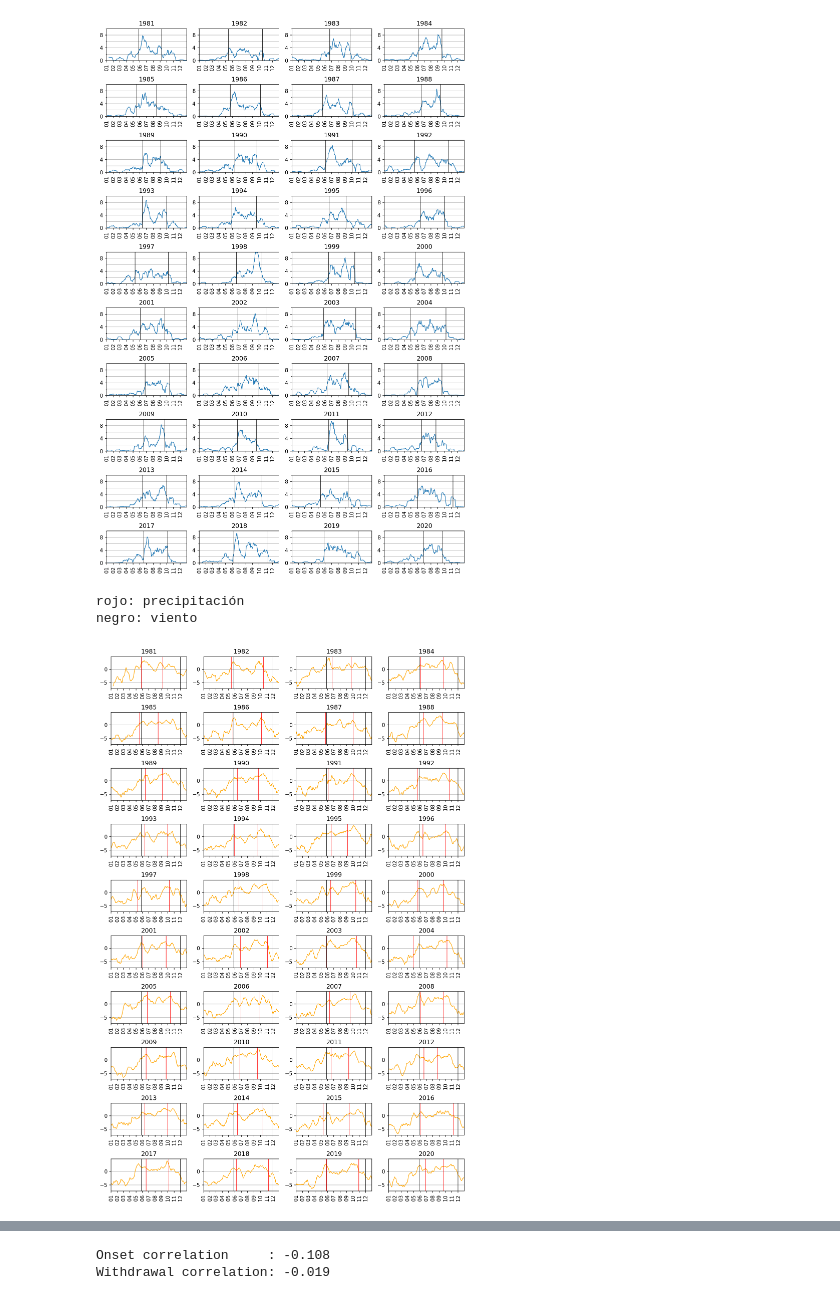
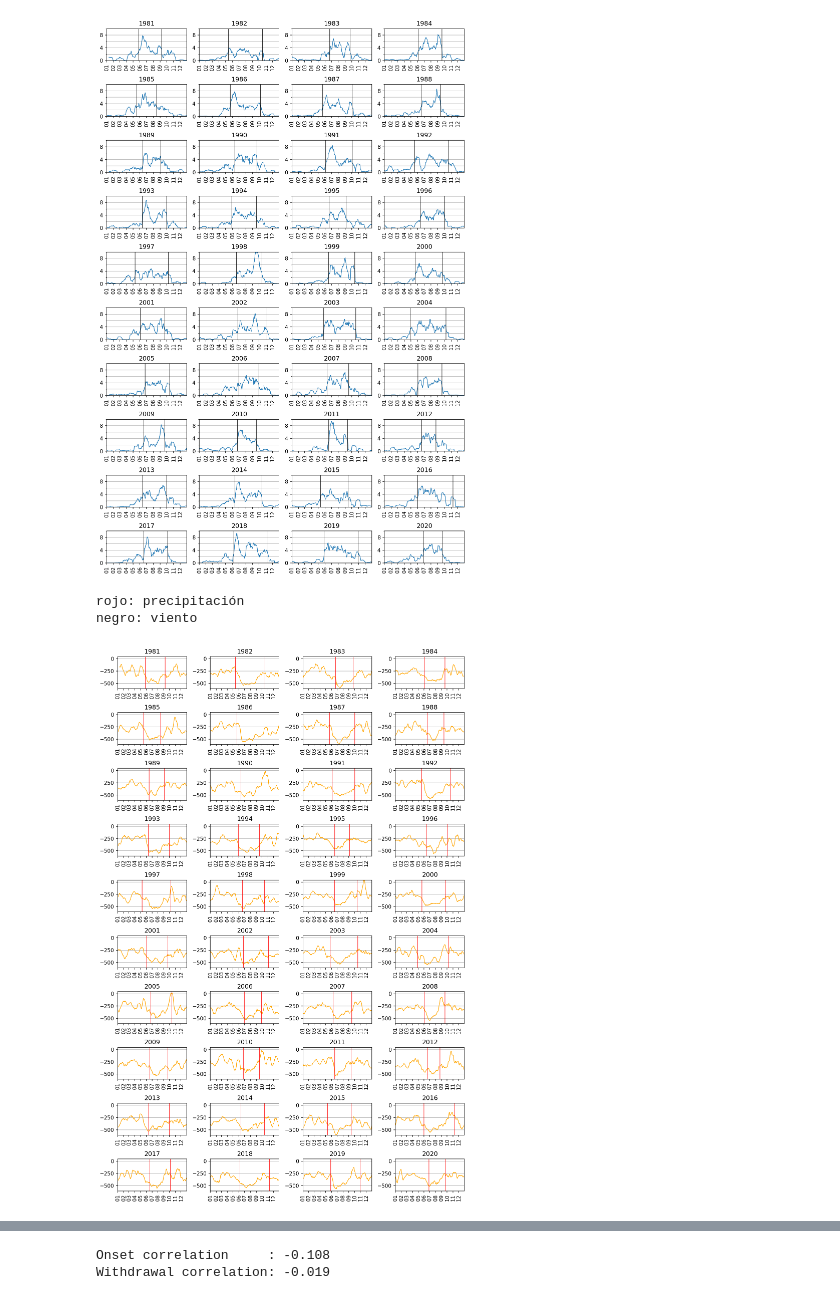
Before and after one commit to rodrigoms95/sequia, a Jupyter notebook: code/indice_pre_var.ipynb, the cells around one changed output, grey strips where cells are left out. Saved outputs shown, nothing was run; the diff lists cells and outputs as text; code cells hidden in the pictures.

```diff
--- a/code/indice_pre_var.ipynb
+++ b/code/indice_pre_var.ipynb
@@ -28,12 +28,12 @@ path_r = "../results/onset/graficas/"
 vars = [ "u", "v", "gp", "sst", "olr", "sp", #"vidmf",
     "vivfu", "vivfv" ]
 levels = [ "925", "200" ]
-zones =  (-100, 0, -90, 10)
-zones_w =  (-100, 0, -90, 10)
+zones =  (-80, 12.5, -70, 17.5)
+zones_w =  (-80, 12.5, -70, 17.5)
 anom = [".", "_anom."]
 
 # Datos a utilizar.
-v = 0
+v = 6
 n = 0
 d = 20
 a = anom[0]
@@ -52,8 +52,8 @@ if not os.path.exists(path_r):
     os.mkdir(path_r)
 
 # Información de precipitación
-df = pd.read_csv(path_d + "pre_daily_CHIRPS.csv", index_col = "time" )
-df.index = pd.to_datetime( df.index )
+df_pre = pd.read_csv(path_d + "pre_daily_CHIRPS.csv", index_col = "time" )
+df_pre.index = pd.to_datetime( df_pre.index )
 # %%
 # Cargamos la variable.
 
@@ -439,42 +439,42 @@ for i in range( len(year) ):
     #ax.plot(df_year.iloc[:, 1])
 
     # Onset y withdrawal.
-    axes[i].plot( (onset, onset), (min_v, max_v),
-        color = "k", linewidth = 0.75 )
-    axes[i].plot( (withdrawal, withdrawal), (min_v, max_v),
-        color = "k", linewidth = 0.75 )
+    #axes[i].plot( (onset, onset), (min_v, max_v),
+    #    color = "k", linewidth = 0.75 )
+    #axes[i].plot( (withdrawal, withdrawal), (min_v, max_v),
+    #    color = "k", linewidth = 0.75 )
 
     axes[i].plot( (onset_pre, onset_pre), (min_v, max_v),
         color = "r", linewidth = 0.75 )
     axes[i].plot( (withdrawal_pre, withdrawal_pre), (min_v, max_v),
         color = "r", linewidth = 0.75 )
     axes[i].set_title(year[i])
     #axes[i].set_yticks( range(min_v, 14, 4), minor = False )
     #axes[i].set_yticks( range(0, 14, 2), minor = True)
     axes[i].grid(axis = "y", which = "both")
     #axes[0].set_ylabel("Precipitación diaria [mm]")
     #axes[0].set_xlabel("Tiempo")
     axes[i].set_ylim(min_v, max_v)
     #axes[i].set_ylim(0, np.ceil(df_year.iloc[:, 0].max()) )
     axes[i].set_xlim( pd.to_datetime( str(year[i]) + "-01-01" ),
         pd.to_datetime( str(year[i]) + "-12-31") )
     # Formato de fecha.
     axes[i].xaxis.set_major_locator(mdates.MonthLocator())
     axes[i].xaxis.set_major_formatter(mdates.DateFormatter("%m"))
     axes[i].set_xticks( axes[i].get_xticks(), xtick_lab, rotation = 90 )
 
 # Separación adecuada entre gráficas.
 fig.tight_layout()
 
 # Guardamos el archivo.
 #fig.savefig( path_r + title )
 
 print("rojo: precipitación")
 print("negro: viento")
 # %% [output]
 rojo: precipitación
 negro: viento
-[figure, old version]
+[figure, new version]
 # %%
 # Comportamiento anual de la variable y fechas medias de índices.
 
```
Also changed, not shown: parts of 1 cell of this notebook, 2 other files.
